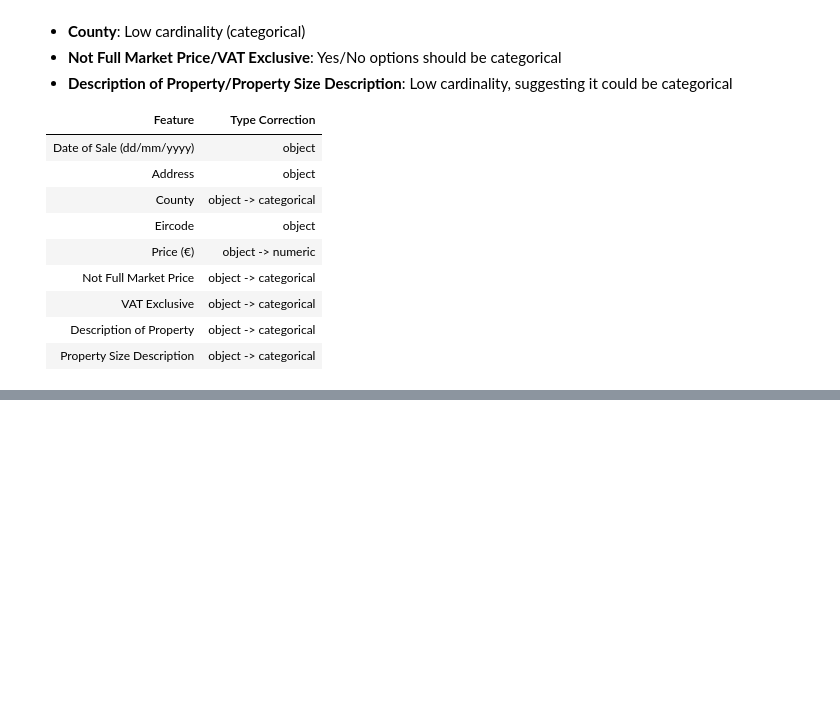
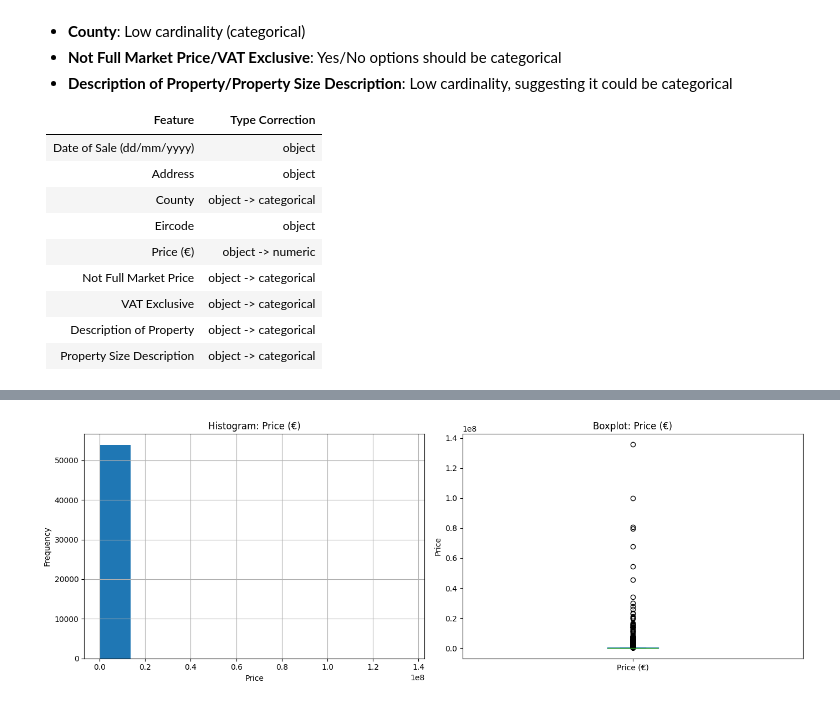
Before and after one commit to conorwal2000-creator/DA-Original-Ganstalysers, a Jupyter notebook: notebooks/analysis.ipynb, the cells around one changed output, grey strips where cells are left out. Saved outputs shown, nothing was run; the diff lists cells and outputs as text; code cells hidden in the pictures; blank space fills up the shorter version.

Commit message:
Rough start on correctly formatting data and visualisations

```diff
--- a/notebooks/analysis.ipynb
+++ b/notebooks/analysis.ipynb
@@ -213,5 +158,29 @@ Some features were incorrectly classified. Specifically:
 |Description of Property    | object -> categorical |
 |Property Size Description  | object -> categorical |
 # %%
-df
+# Fixing Price ==================================================
+
+try:
+    # remove euro symbol
+    df['Price (€)'] = df['Price (€)'].str.replace('€', '', regex=False)
+
+    # remove commas
+    df['Price (€)'] = df['Price (€)'].str.replace(',', '', regex=False)
+
+    # convert string to float (numeric)
+    df['Price (€)'] = pd.to_numeric(df['Price (€)'])
+    print("feature 'Price (€)' corrected.")
+except AttributeError:
+    print("'Price (€)' is correctly formatted.")
+
+
+# Converting to Categorical ==================================================
+
+df['County'] = df['County'].astype('category')
+df['Not Full Market Price'] = df['Not Full Market Price'].astype('category')
+df['VAT Exclusive'] = df['VAT Exclusive'].astype('category')
+df['Description of Property'] = df['Description of Property'].astype('category')
+df['Property Size Description'] = df['Property Size Description'].astype('category')
+
+print("Updated features to be categorical.")
 # %% [output]
@@ -230,0 +295,19 @@ df
+# %%
+# Create subplots for histogram and boxplot
+fig, axes = plt.subplots(1, 2, figsize=(14, 5))
+
+# Histogram
+df['Price (€)'].hist(ax=axes[0])
+axes[0].set_title('Histogram: Price (€)')
+axes[0].set_xlabel('Price')
+axes[0].set_ylabel('Frequency')
+
+# Boxplot
+df['Price (€)'].plot(kind='box', ax=axes[1])
+axes[1].set_title('Boxplot: Price (€)')
+axes[1].set_ylabel('Price')
+
+plt.tight_layout()
+plt.show()
+# %% [output]
+[figure, added]
```
Also changed, not shown: parts of 23 cells of this notebook, 6 other files.
